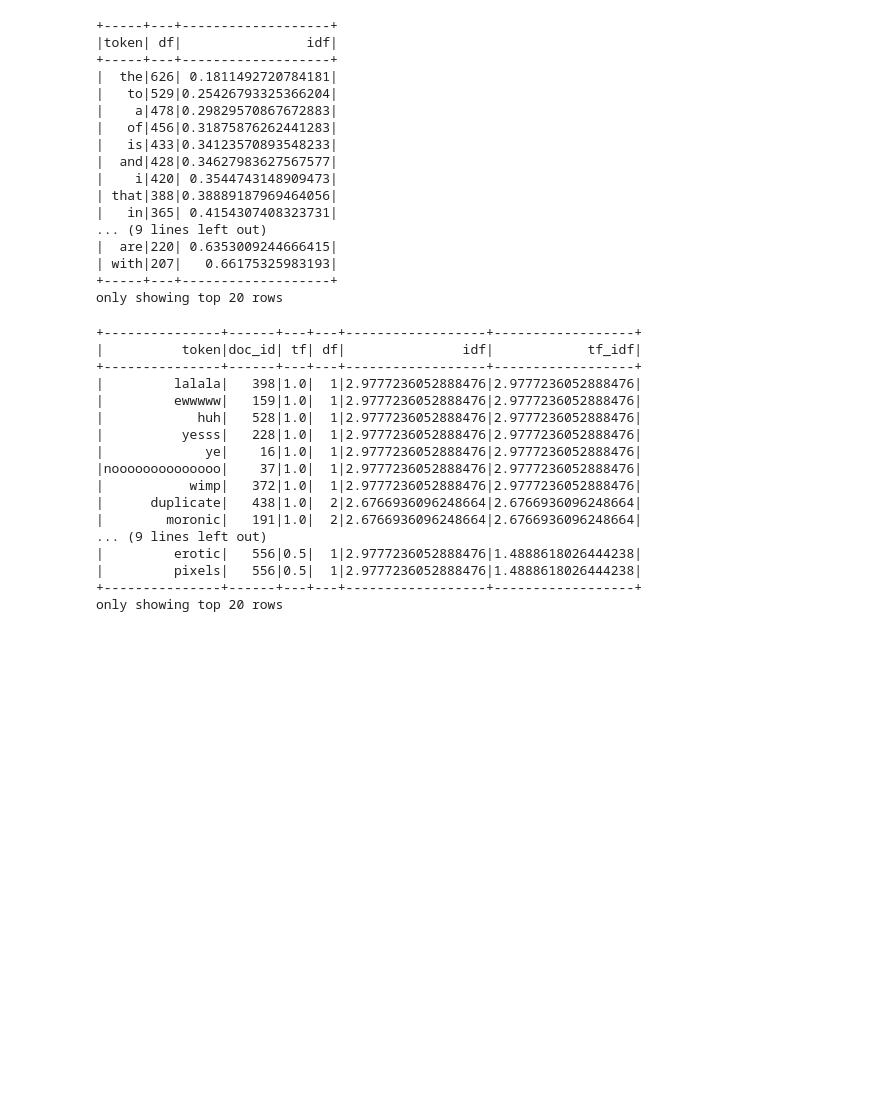
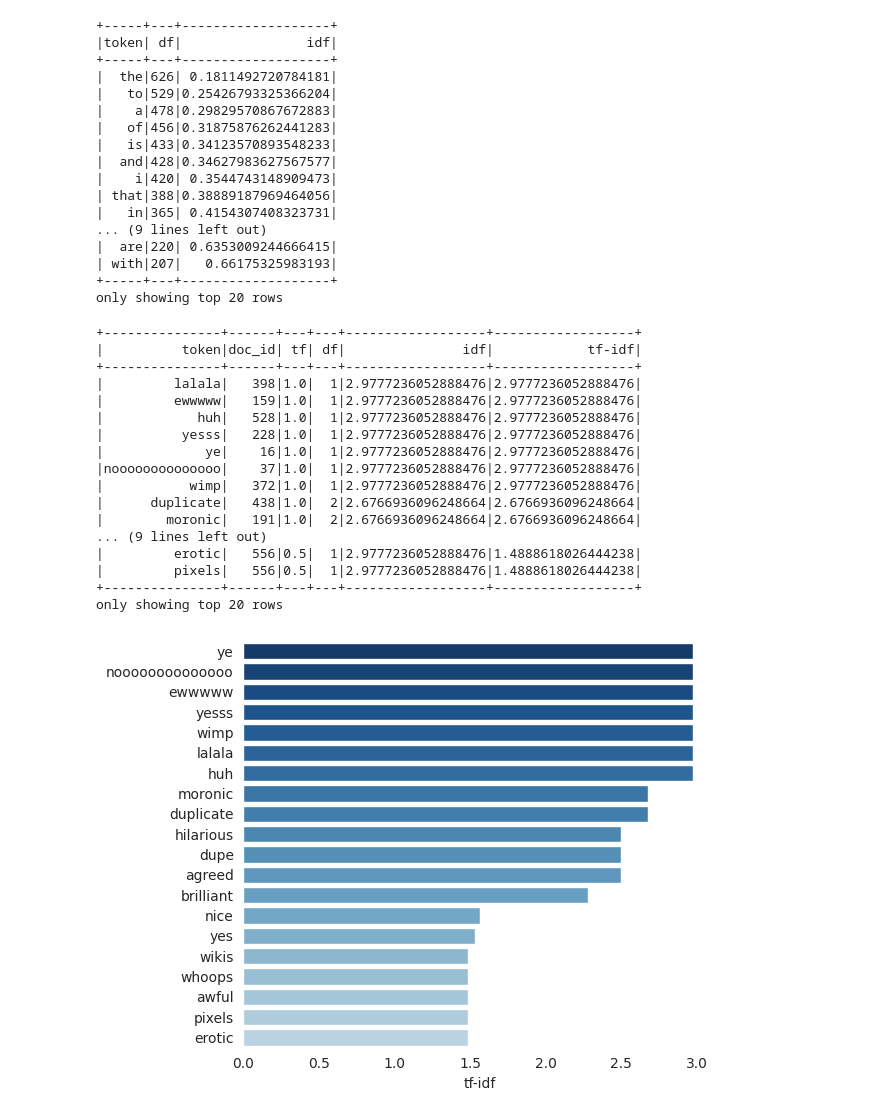
Before and after one commit to ThatPandaYouHate/Data_Engineering_group-9, a Jupyter notebook: group-9_project.ipynb, the cells around one changed output. Saved outputs shown, nothing was run; the diff lists cells and outputs as text; code cells hidden in the pictures; blank space fills up the shorter version.

Commit message:
Plotted the highest tf-idf words in the Reddit comments dataset.

```diff
--- a/group-9_project.ipynb
+++ b/group-9_project.ipynb
@@ -244,12 +243,12 @@ only showing top 20 rows
 # %%
 # Calcutates the term frequency–inverse document frequency (tf-idf) for each term as the product of the term's tf and idf.
 token_tf_idf = token_tf.join(token_idf, ['token']) \
-                       .withColumn('tf_idf', col('tf') * col('idf')) \
-                       .sort('tf_idf', ascending=False)
+                       .withColumn('tf-idf', col('tf') * col('idf')) \
+                       .sort('tf-idf', ascending=False)
 token_tf_idf.show()
 # %% [output]
 +---------------+------+---+---+------------------+------------------+
-|          token|doc_id| tf| df|               idf|            tf_idf|
+|          token|doc_id| tf| df|               idf|            tf-idf|
 +---------------+------+---+---+------------------+------------------+
 |         lalala|   398|1.0|  1|2.9777236052888476|2.9777236052888476|
 |         ewwwww|   159|1.0|  1|2.9777236052888476|2.9777236052888476|
@@ -265,5 +264,23 @@ token_tf_idf.show()
 |         pixels|   556|0.5|  1|2.9777236052888476|1.4888618026444238|
 +---------------+------+---+---+------------------+------------------+
 only showing top 20 rows
+# %%
+# Converts to a Pandas dataframe.
+token_tf_idf_pd = token_tf_idf.toPandas()
+# %%
+import matplotlib.pyplot as plt
+import seaborn as sns
+
+no_words = 20
+
+# Plots a bar chart visualizing the top 20 words with highest tf-idf score.
+fig = sns.barplot(data=token_tf_idf_pd.head(no_words), x='tf-idf', y='token', orient='h', palette=sns.color_palette('Blues_r',no_words+8))
+sns.set_style("white")
+sns.despine(left=True, bottom=True)
+fig.set(ylabel=None)
+plt.tight_layout()
+plt.savefig("top_tf_idf_words.png")
+# %% [output]
+[figure, added]
 # %%
 spark.stop()
```
Also changed, not shown: parts of 1 cell of this notebook, 1 other file.
